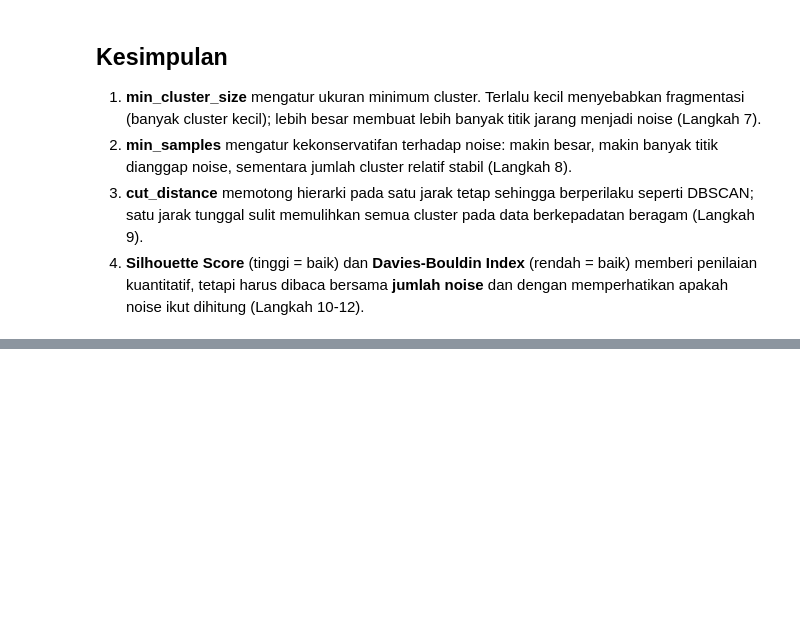
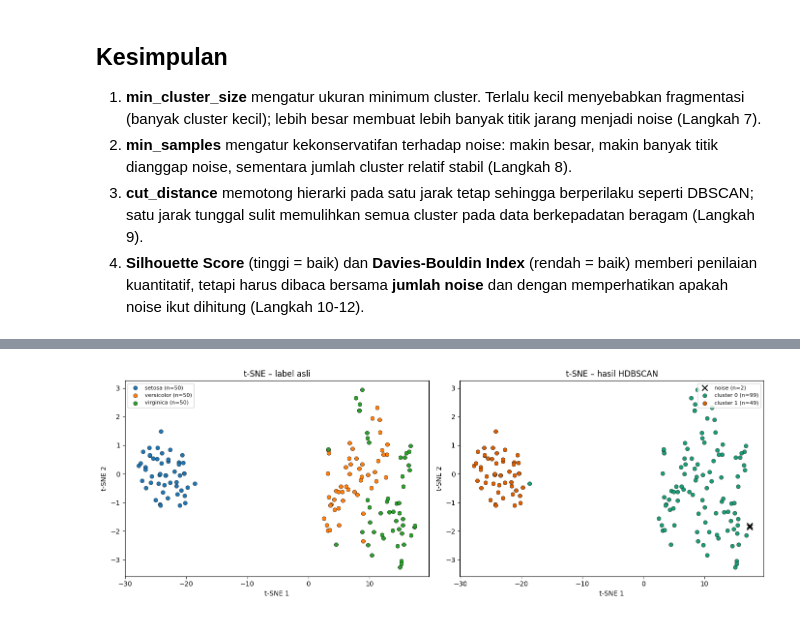
Before and after one commit to sandyy221/244107020029_PemMes, a Jupyter notebook: Jobsheet_5.ipynb, the cells around one changed output, grey strips where cells are left out. Saved outputs shown, nothing was run; the diff lists cells and outputs as text; code cells hidden in the pictures; blank space fills up the shorter version.

```diff
--- a/Jobsheet_5.ipynb
+++ b/Jobsheet_5.ipynb
@@ -316,0 +460,13 @@ plt.show()
+# %%
+tsne = TSNE(n_components=2, perplexity=30, init="pca", random_state=0)
+X_tsne = tsne.fit_transform(X_std)
+
+fig, axes = plt.subplots(1, 2, figsize=(14, 5))
+scatter_2d(X_tsne, y_true, "t-SNE – label asli", axes[0], nama=dict(enumerate(nama_kelas)))
+scatter_2d(X_tsne, labels, "t-SNE – hasil HDBSCAN", axes[1], cmap_name="Dark2")
+for ax in axes:
+    ax.set_xlabel("t-SNE 1"); ax.set_ylabel("t-SNE 2")
+plt.tight_layout()
+plt.show()
+# %% [output]
+[figure, added]
```
Also changed, not shown: parts of 9 cells of this notebook.
